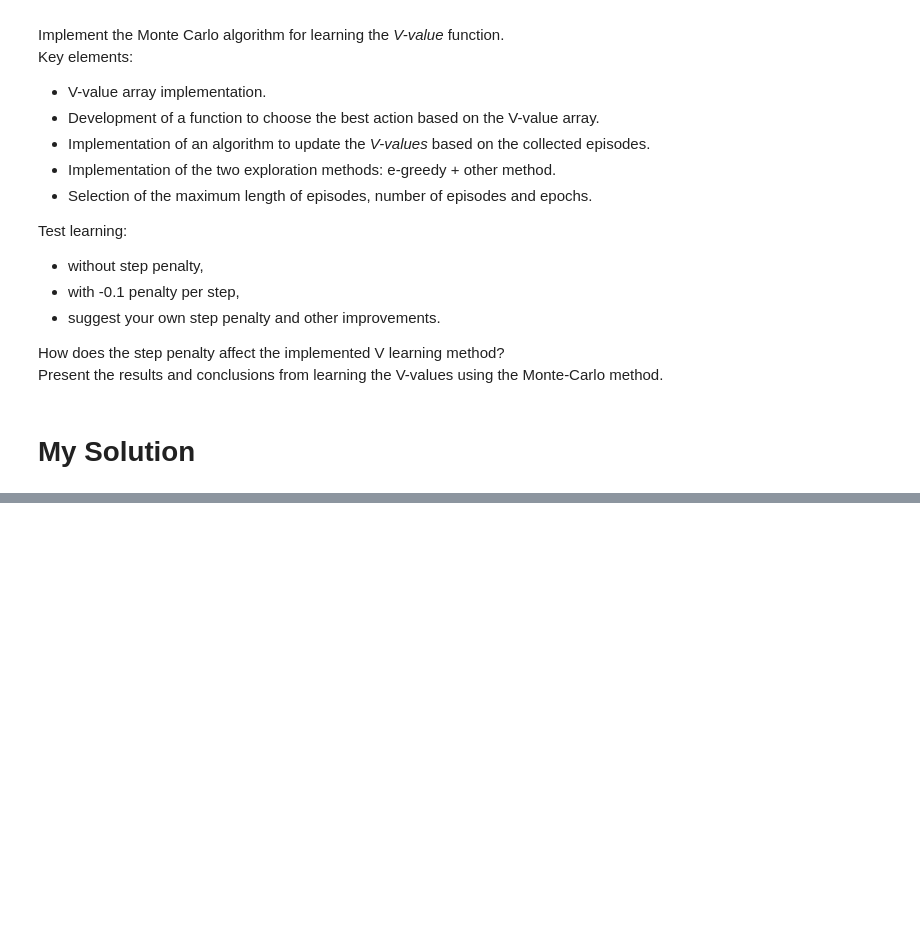
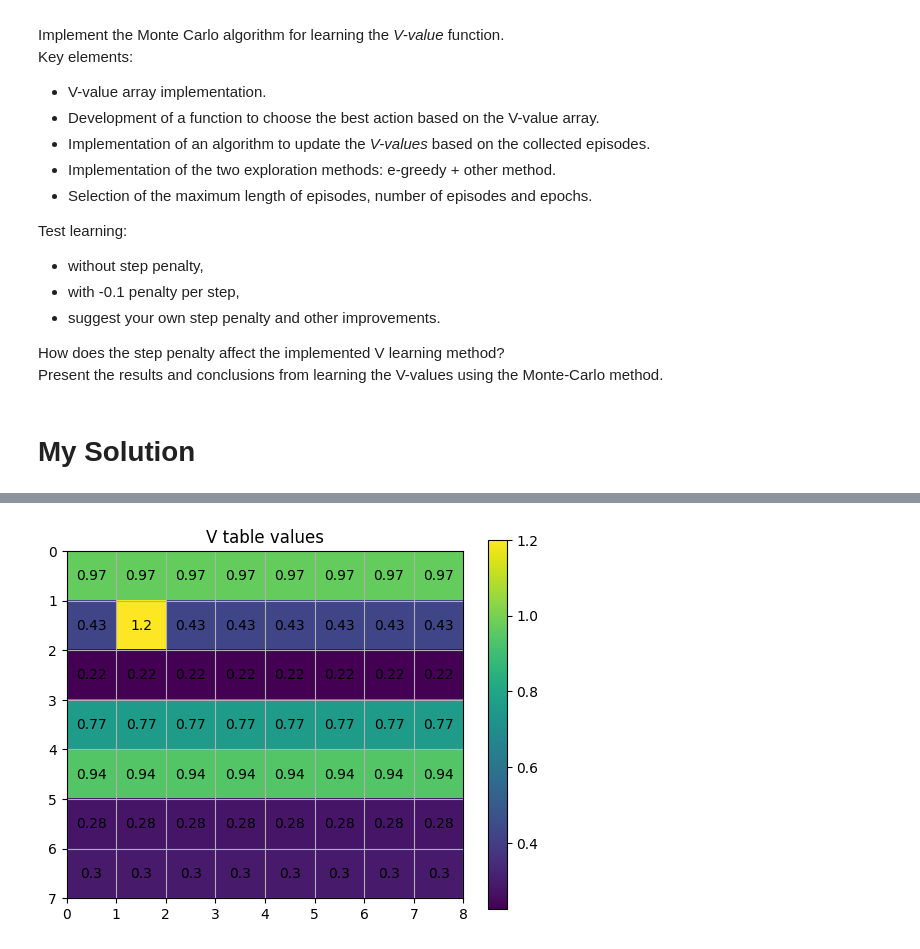
Before and after one commit to MarekBorzyszkowski/GUZW_1, a Jupyter notebook: src/DRL_assignment1.ipynb, the cells around one changed output, grey strips where cells are left out. Saved outputs shown, nothing was run; the diff lists cells and outputs as text; code cells hidden in the pictures; blank space fills up the shorter version.

```diff
--- a/src/DRL_assignment1.ipynb
+++ b/src/DRL_assignment1.ipynb
@@ -363,0 +380,6 @@ np.int64(4)
+# %%
+sample.v_table[1][1] = 1.2
+# %%
+sample.plot_v_heatmap()
+# %% [output]
+[figure, added]
```
Also changed, not shown: parts of 5 cells of this notebook.
